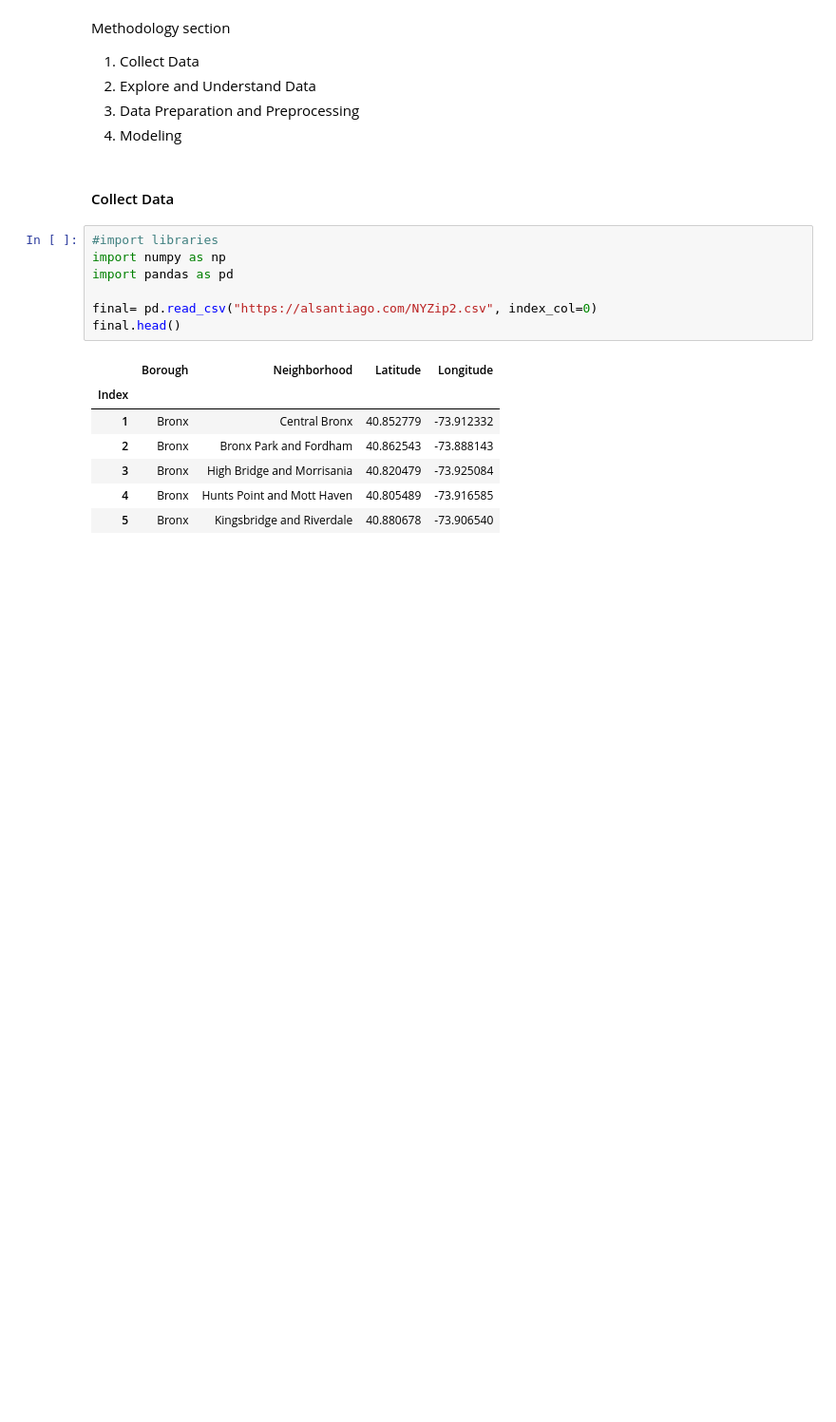
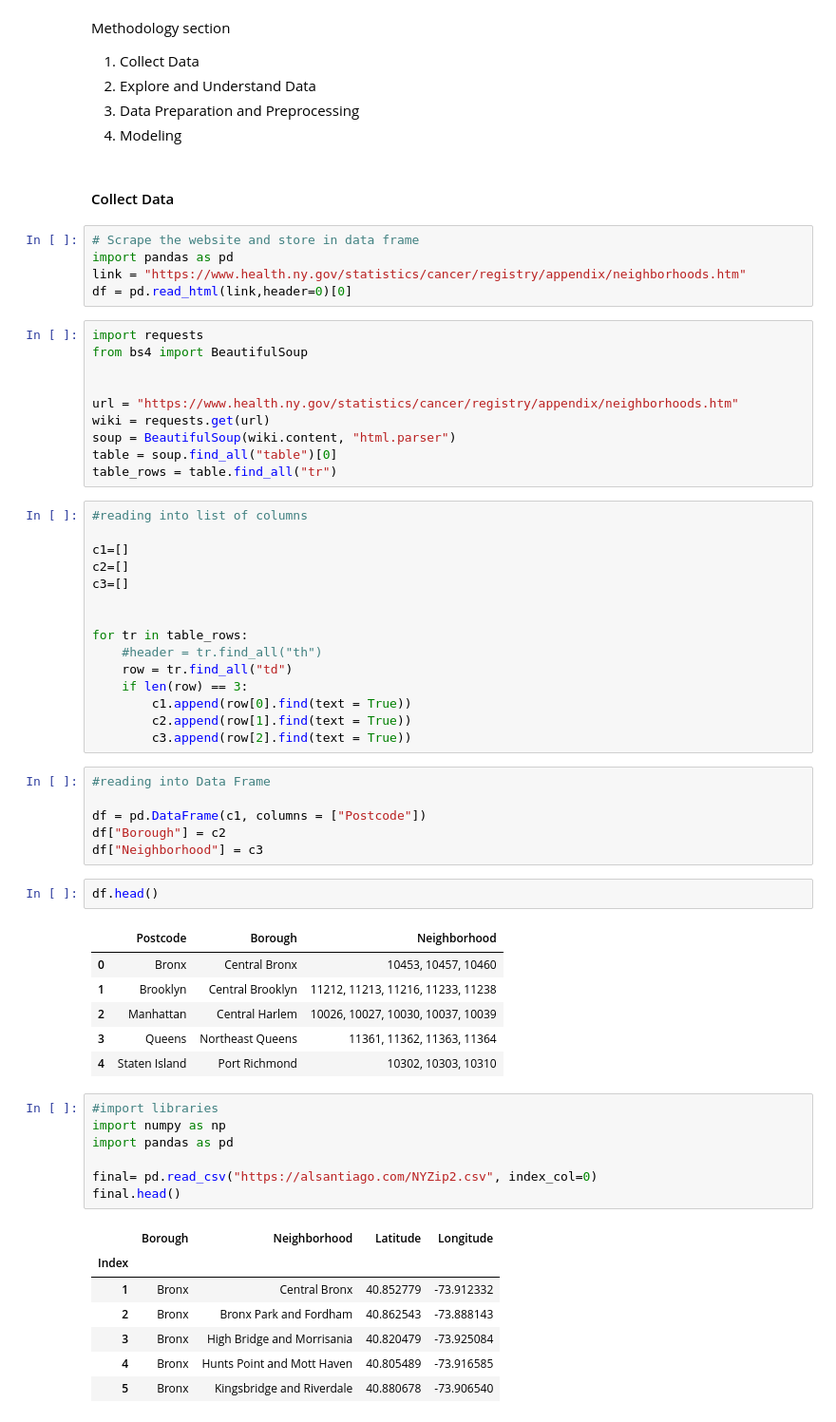
Before and after one commit to alrsantiago/coursera-capstone-project, a Jupyter notebook: The Battle of Neighborhoods (Week 1).ipynb, the cells around one changed output. Shown at 95% size. Cells and saved outputs as stored; diff of their text form; blank space fills up the shorter version.

```diff
--- a/The Battle of Neighborhoods (Week 1).ipynb
+++ b/The Battle of Neighborhoods (Week 1).ipynb
@@ -26,6 +26,51 @@ Methodology section
 4. Modeling
 # %% [markdown]
 #### Collect Data
+# %%
+# Scrape the website and store in data frame
+import pandas as pd
+link = "https://www.health.ny.gov/statistics/cancer/registry/appendix/neighborhoods.htm"
+df = pd.read_html(link,header=0)[0]
+# %%
+import requests
+from bs4 import BeautifulSoup
+
+
+url = "https://www.health.ny.gov/statistics/cancer/registry/appendix/neighborhoods.htm"
+wiki = requests.get(url)
+soup = BeautifulSoup(wiki.content, "html.parser")
+table = soup.find_all("table")[0]
+table_rows = table.find_all("tr")
+# %%
+#reading into list of columns
+
+c1=[]
+c2=[]
+c3=[]
+
+
+for tr in table_rows:
+    #header = tr.find_all("th")
+    row = tr.find_all("td")
+    if len(row) == 3:
+        c1.append(row[0].find(text = True))
+        c2.append(row[1].find(text = True))
+        c3.append(row[2].find(text = True))
+# %%
+#reading into Data Frame
+
+df = pd.DataFrame(c1, columns = ["Postcode"])
+df["Borough"] = c2
+df["Neighborhood"] = c3
+# %%
+df.head()
+# %% [output]
+|  | Postcode | Borough | Neighborhood |
+| 0 | Bronx | Central Bronx | 10453, 10457, 10460 |
+| 1 | Brooklyn | Central Brooklyn | 11212, 11213, 11216, 11233, 11238 |
+| 2 | Manhattan | Central Harlem | 10026, 10027, 10030, 10037, 10039 |
+| 3 | Queens | Northeast Queens | 11361, 11362, 11363, 11364 |
+| 4 | Staten Island | Port Richmond | 10302, 10303, 10310 |
 # %%
 #import libraries
 import numpy as np
```
